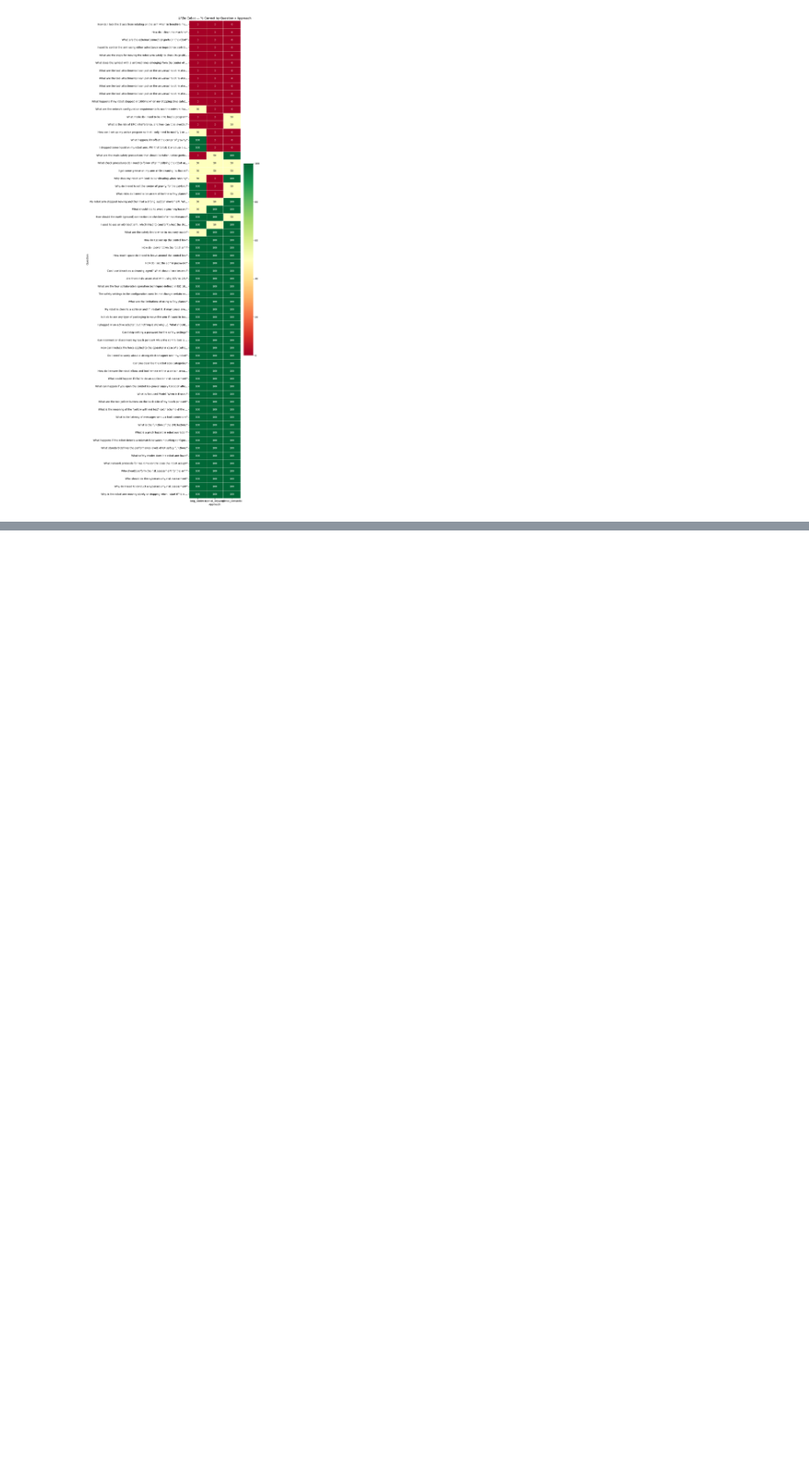
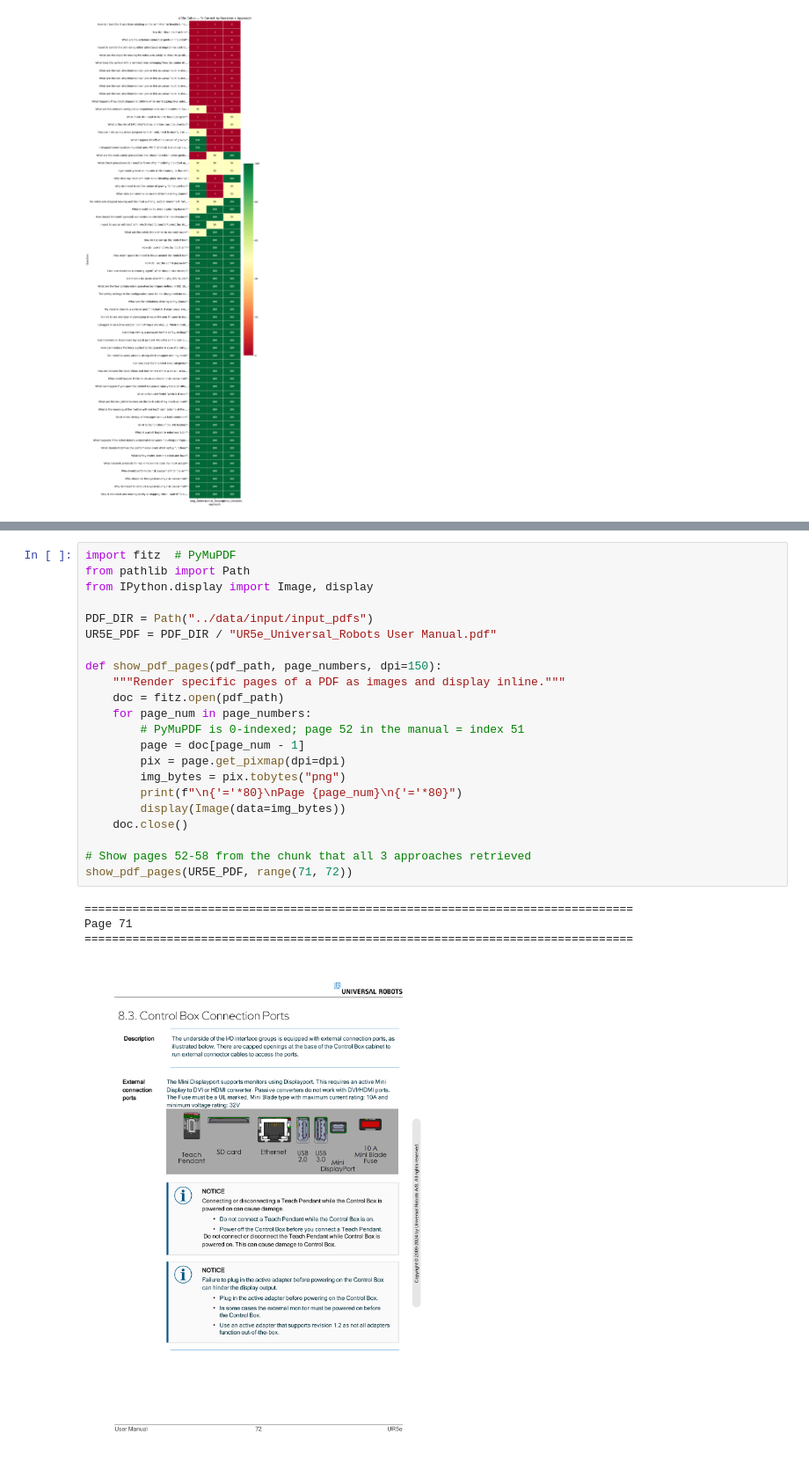
Before and after one commit to fryan2503/safety_rag_evaluation, a Jupyter notebook: system/main_multi_pdf_eval_analysis.ipynb, the cells around one changed output, grey strips where cells are left out. Shown at 88% size. Drawn from its saved outputs; the diff is of its cells as text; blank space fills up the shorter version.

```diff
--- a/system/main_multi_pdf_eval_analysis.ipynb
+++ b/system/main_multi_pdf_eval_analysis.ipynb
@@ -464,0 +1000,27 @@ plt.show()
+# %%
+import fitz  # PyMuPDF
+from pathlib import Path
+from IPython.display import Image, display
+
+PDF_DIR = Path("../data/input/input_pdfs")
+UR5E_PDF = PDF_DIR / "UR5e_Universal_Robots User Manual.pdf"
+
+def show_pdf_pages(pdf_path, page_numbers, dpi=150):
+    """Render specific pages of a PDF as images and display inline."""
+    doc = fitz.open(pdf_path)
+    for page_num in page_numbers:
+        # PyMuPDF is 0-indexed; page 52 in the manual = index 51
+        page = doc[page_num - 1]
+        pix = page.get_pixmap(dpi=dpi)
+        img_bytes = pix.tobytes("png")
+        print(f"\n{'='*80}\nPage {page_num}\n{'='*80}")
+        display(Image(data=img_bytes))
+    doc.close()
+
+# Show pages 52-58 from the chunk that all 3 approaches retrieved
+show_pdf_pages(UR5E_PDF, range(71, 72))
+# %% [output]
+================================================================================
+Page 71
+================================================================================
+[figure, added]
```
Also changed, not shown: parts of 37 cells of this notebook, 3 other files.
